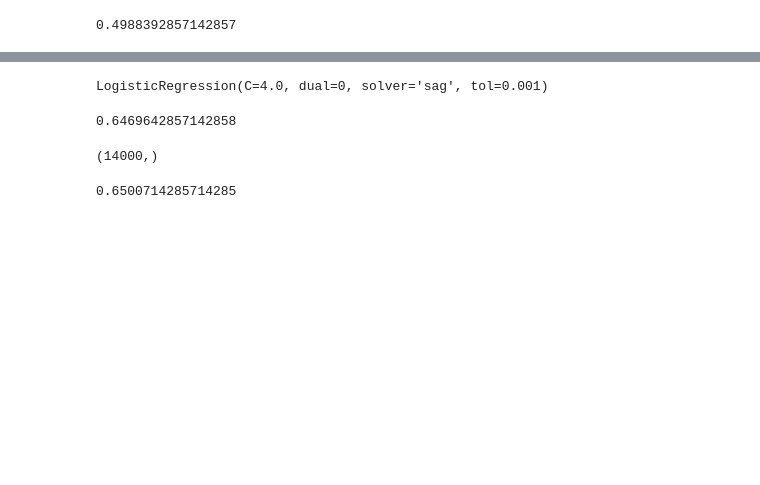
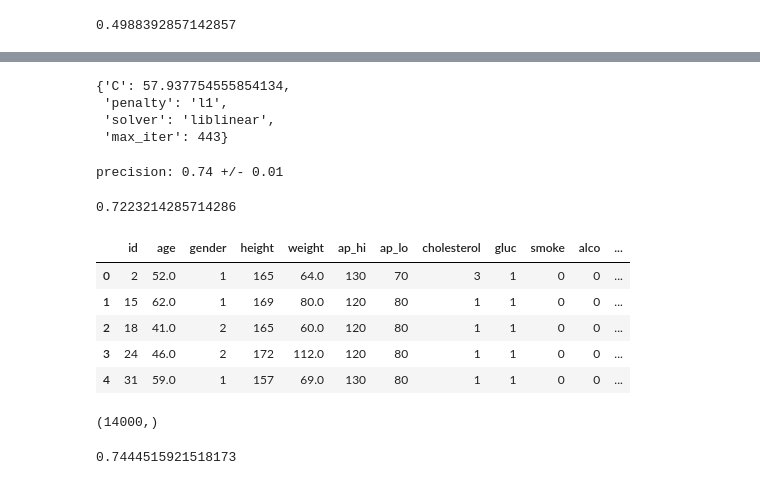
Before and after one commit to cxmedeiros/Projeto-Estatistica, a Jupyter notebook: logisticRegression.ipynb, the cells around one changed output, grey strips where cells are left out. Cells and saved outputs as stored; diff of their text form; code cells hidden in the pictures; blank space fills up the shorter version.

```diff
--- a/logisticRegression.ipynb
+++ b/logisticRegression.ipynb
@@ -116,15 +96,47 @@ ValueError: Solver newton-cg supports only 'l2' or 'none' penalties, got l1 pena
 # %%
 # train lr with the best params
-lr_clf = LogisticRegression(**random_search.best_params_)
-lr_clf.fit(x_train, y_train)
+trial = study.best_trial
+params = trial.params
+lr_clf = LogisticRegression(**params)
+# lr_clf.fit(x_train, y_train)
-# %% [output]
-LogisticRegression(C=4.0, dual=0, solver='sag', tol=0.001)
+# %%
+params
+# %% [output]
+{'C': 57.937754555854134,
+ 'penalty': 'l1',
+ 'solver': 'liblinear',
+ 'max_iter': 443}
+# %%
+from sklearn.model_selection import KFold
+kf = KFold(n_splits=5, shuffle=True, random_state=0)
+
+# import cross_val_score
+from sklearn.model_selection import cross_val_score
+
+# evaluate the model using 10-fold cross-validation
+scores = cross_val_score(lr_clf, x_train, y_train, cv=kf, scoring='precision', n_jobs=8)
+
+#compute the mean of the scores and the standard deviation
+print('precision: {:.2f} +/- {:.2f}'.format(scores.mean(), scores.std()))
+# %% [output]
+precision: 0.74 +/- 0.01
 # %%
+lr_clf.fit(x_train, y_train)
 lr_clf.score(x_val, y_val)
 # %% [output]
-0.6469642857142858
+0.7223214285714286
 # %%
 data_test = pd.read_csv('test.csv')
+test_target = data_test['cardio']
+data_test['age'] = round(data_test['age'] / 365)
+data_test.head()
+# %% [output]
+|  | id | age | gender | height | weight | ap_hi | ap_lo | cholesterol | gluc | smoke | alco | ... |
+| 0 | 2 | 52.0 | 1 | 165 | 64.0 | 130 | 70 | 3 | 1 | 0 | 0 | ... |
+| 1 | 15 | 62.0 | 1 | 169 | 80.0 | 120 | 80 | 1 | 1 | 0 | 0 | ... |
+| 2 | 18 | 41.0 | 2 | 165 | 60.0 | 120 | 80 | 1 | 1 | 0 | 0 | ... |
+| 3 | 24 | 46.0 | 2 | 172 | 112.0 | 120 | 80 | 1 | 1 | 0 | 0 | ... |
+| 4 | 31 | 59.0 | 1 | 157 | 69.0 | 130 | 80 | 1 | 1 | 0 | 0 | ... |
 # %%
 data_test['cardio'].shape
 # %% [output]
@@ -134,6 +146,6 @@ x_test = preprocessor.transform(data_test)
 y_test = lr_clf.predict(x_test)
 # %%
 from sklearn.metrics import accuracy_score
-accuracy_score(data_test['cardio'], y_test)
+precision_score(data_test['cardio'], y_test)
 # %% [output]
-0.6500714285714285
+0.7444515921518173
```
Also changed, not shown: parts of 5 cells of this notebook, 6 other files.
